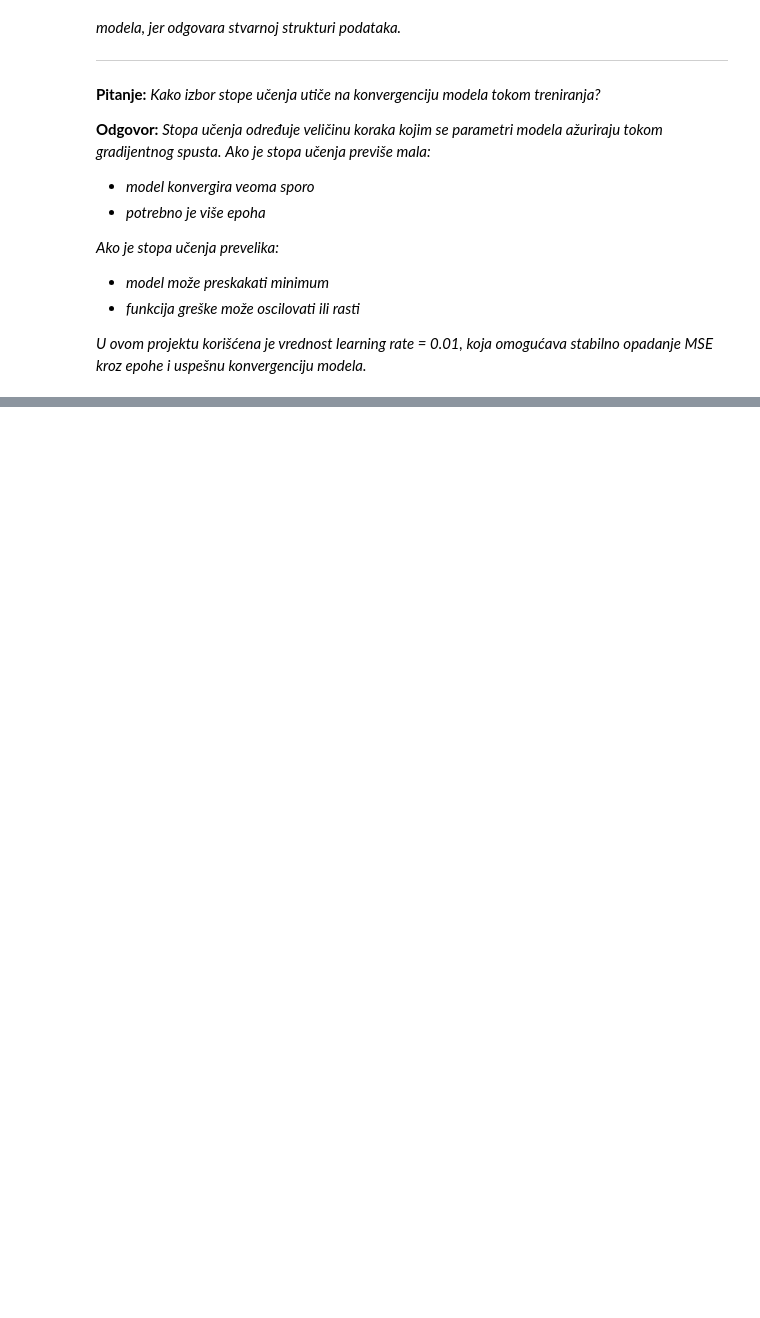
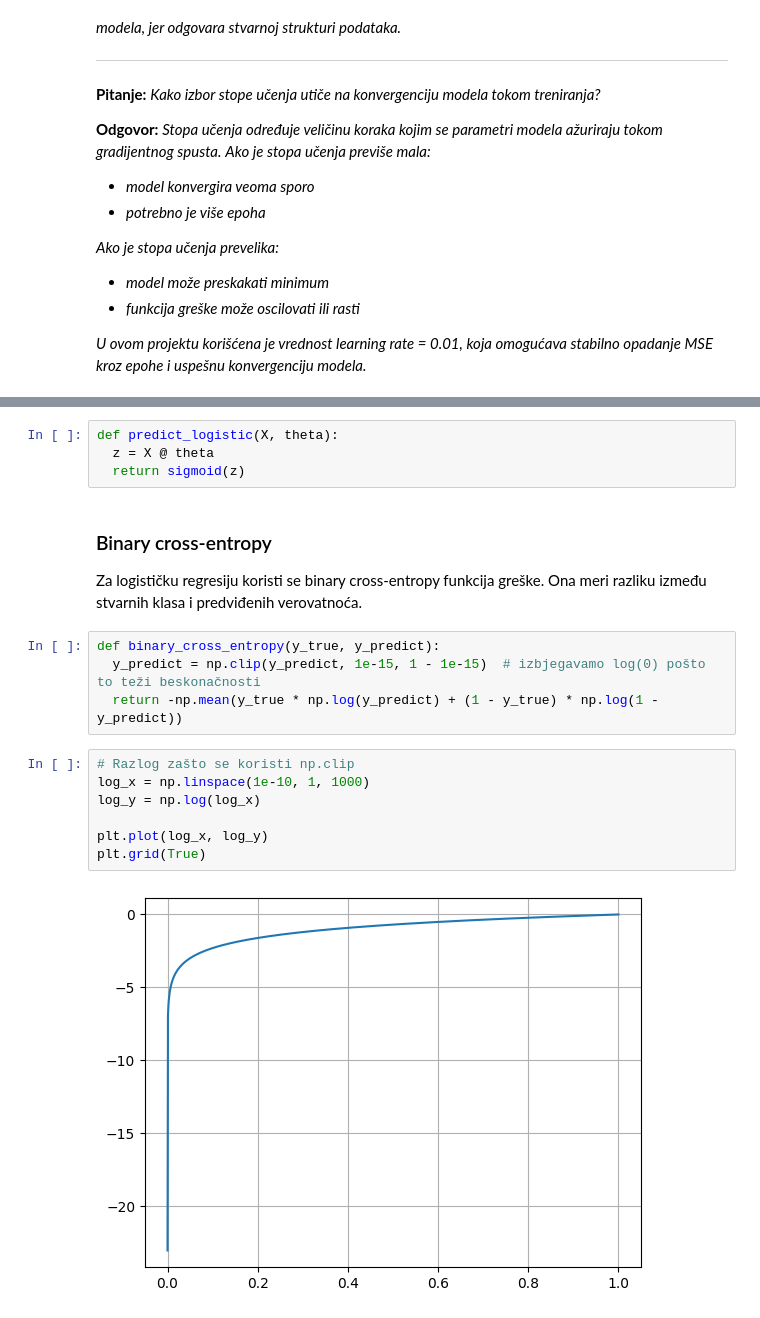
Before and after one commit to zeljkovicm/mlalg, a Jupyter notebook: ml_zavrsni_projekat.ipynb, the cells around one changed output, grey strips where cells are left out. Saved outputs shown, nothing was run; the diff lists cells and outputs as text; blank space fills up the shorter version.

```diff
--- a/ml_zavrsni_projekat.ipynb
+++ b/ml_zavrsni_projekat.ipynb
@@ -447,0 +736,21 @@ U ovom primeru polinomijalna transformacija drugog stepena daje bolji rezultat o
+# %%
+def predict_logistic(X, theta):
+  z = X @ theta
+  return sigmoid(z)
+# %% [markdown]
+### Binary cross-entropy
+
+Za logističku regresiju koristi se binary cross-entropy funkcija greške. Ona meri razliku između stvarnih klasa i predviđenih verovatnoća.
+# %%
+def binary_cross_entropy(y_true, y_predict):
+  y_predict = np.clip(y_predict, 1e-15, 1 - 1e-15)  # izbjegavamo log(0) pošto to teži beskonačnosti
+  return -np.mean(y_true * np.log(y_predict) + (1 - y_true) * np.log(1 - y_predict))
+# %%
+# Razlog zašto se koristi np.clip
+log_x = np.linspace(1e-10, 1, 1000)
+log_y = np.log(log_x)
+
+plt.plot(log_x, log_y)
+plt.grid(True)
+# %% [output]
+[figure, added]
```
Also changed, not shown: parts of 60 cells of this notebook.
